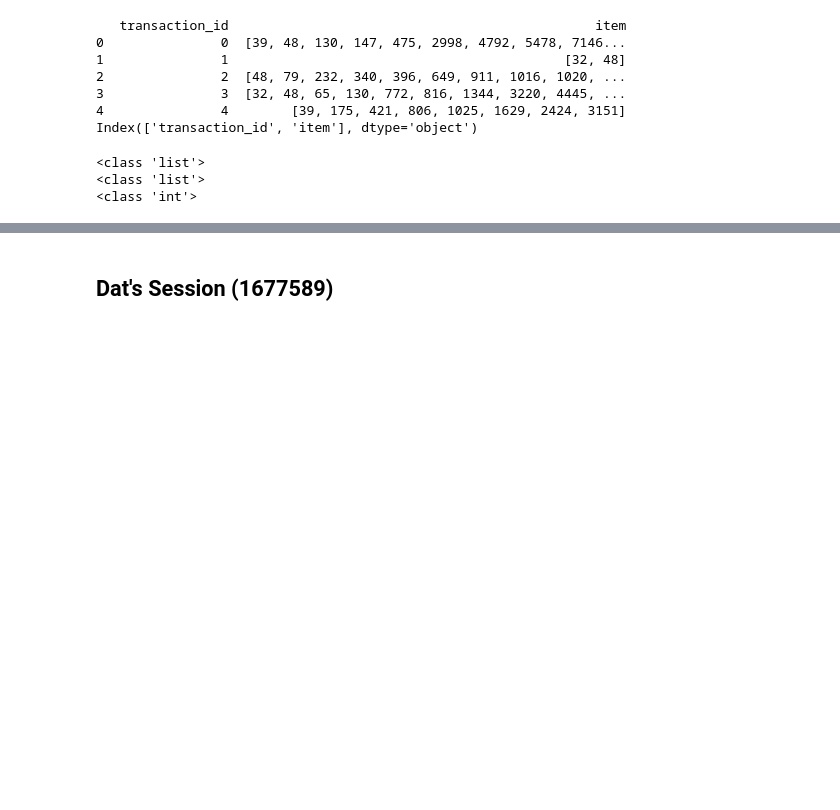
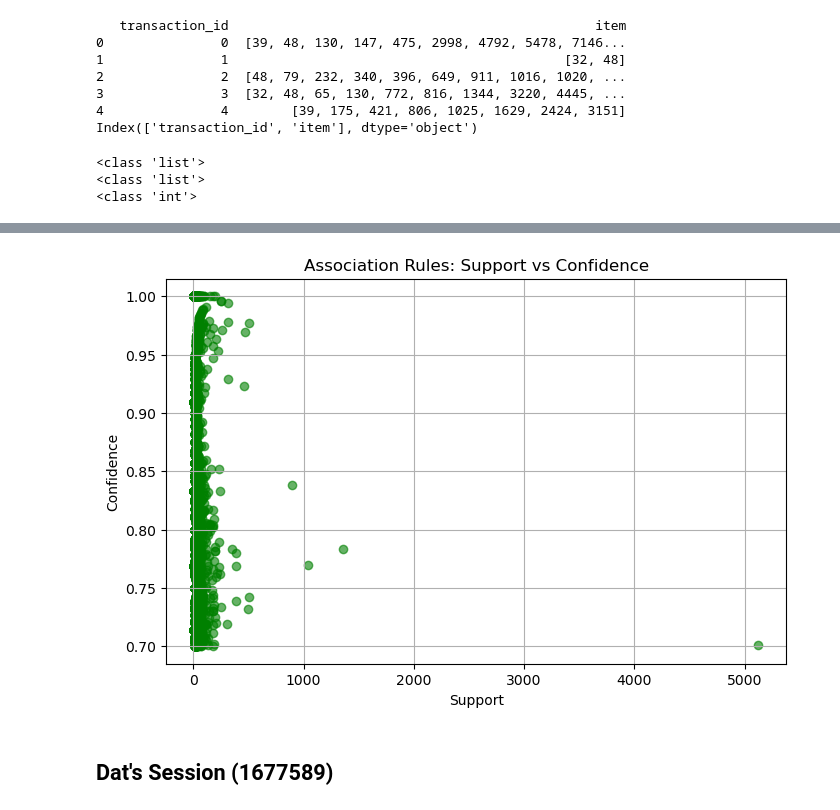
Before and after one commit to CS-3370-Team/Apriory_ItemSet, a Jupyter notebook: Group_Project.ipynb, the cells around one changed output, grey strips where cells are left out. Cells and saved outputs as stored; diff of their text form; code cells hidden in the pictures; blank space fills up the shorter version.

```diff
--- a/Group_Project.ipynb
+++ b/Group_Project.ipynb
@@ -586,3 +738,14 @@ for rule in rules:
+# %%
+rules_df = pd.DataFrame(rules)
+plt.figure(figsize=(8,5))
+plt.scatter(rules_df['support'], rules_df['confidence'], alpha=0.6, c='green')
+plt.xlabel('Support')
+plt.ylabel('Confidence')
+plt.title('Association Rules: Support vs Confidence')
+plt.grid(True)
+plt.show()
+# %% [output]
+[figure, added]
 # %% [markdown]
 ## Dat's Session (1677589)
 # %%
```
Also changed, not shown: parts of 8 cells of this notebook.
